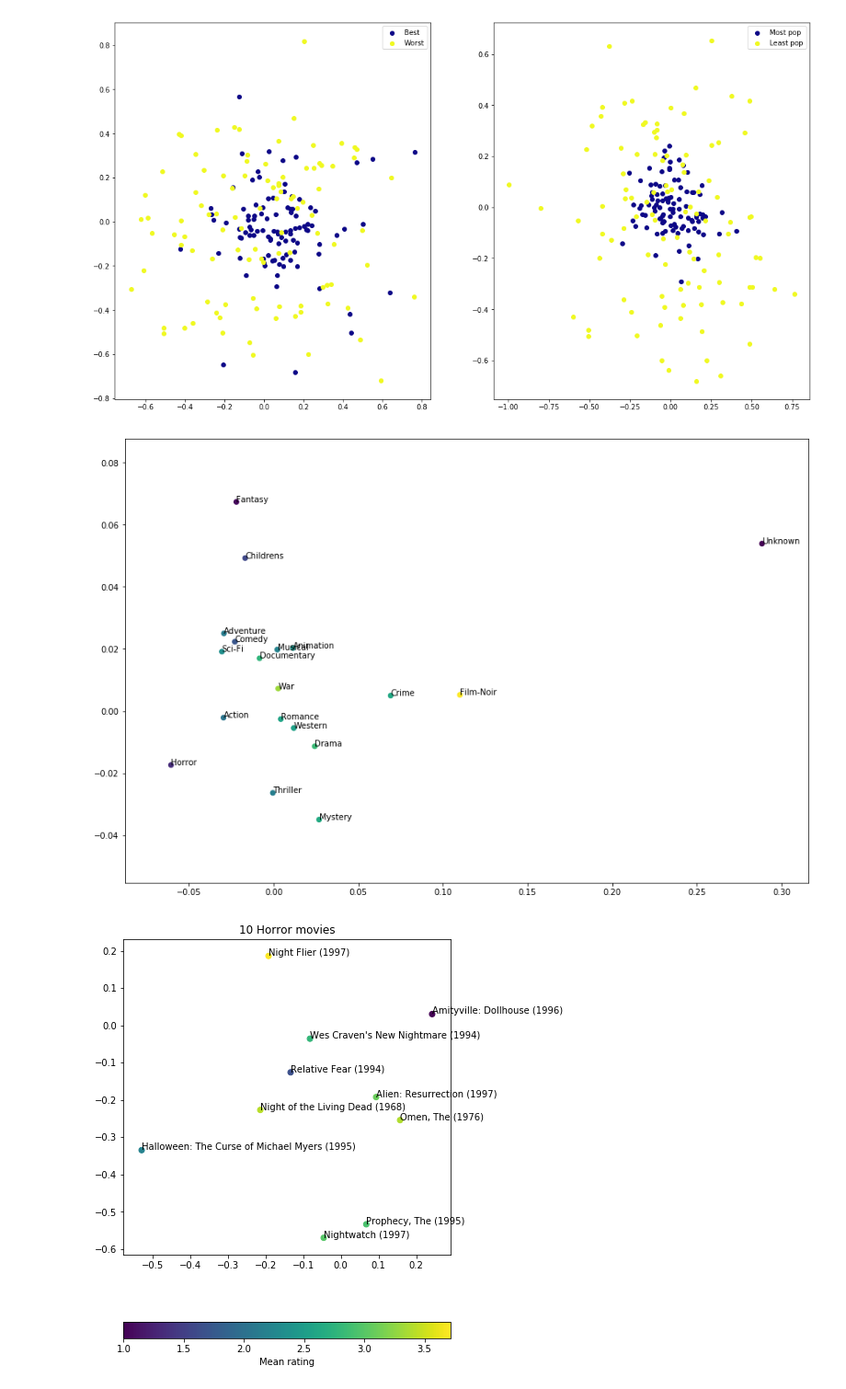
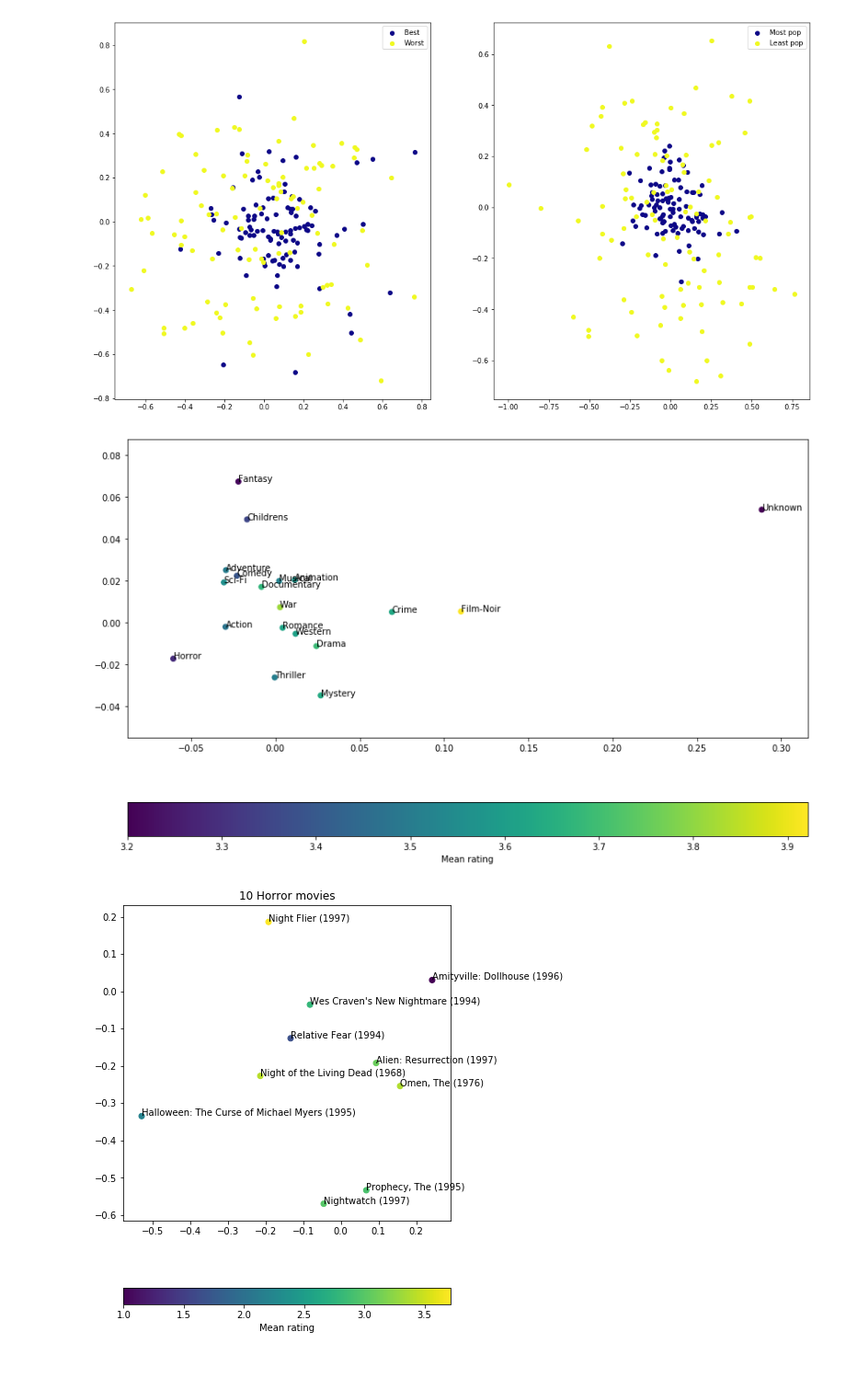
Before and after one commit to akshayyeluri/MovieLensViz, a Jupyter notebook: 5b.ipynb, the cells around one changed output. Shown: that part at 92% size. Drawn from its saved outputs; the diff is of its cells as text; code cells hidden in the pictures; blank space fills up the shorter version.

```diff
--- a/5b.ipynb
+++ b/5b.ipynb
@@ -144,17 +144,19 @@ h.plot_w_ids(ids2, movie_df, V_p, labels=["Most pop", "Least pop"], annotate=Fal
 # %%
 genres, ratings = h.get_genre_mean_ratings(data_df, movie_df)
 ratings_dict = {g:r for g,r in zip(genres, ratings)}
 
 genres, reps = h.get_genre_reps(V_p, movie_df)
 repres = np.array(reps)
 colors = np.array([ratings_dict[g] for g in genres])
-colors /= colors.sum()
-plt.scatter(repres[:, 0], repres[:, 1], c=colors)
+sc = plt.scatter(repres[:, 0], repres[:, 1], c=colors)
 for g, r in zip(genres, repres):
     plt.annotate(g, r[:2])
-plt.gcf().set_size_inches(15, 10)
+clb = plt.colorbar(sc, orientation='horizontal')
+clb.set_clim(colors.min(), colors.max())
+clb.set_label('Mean rating')
+plt.gcf().set_size_inches(14, 9)
 # %% [output]
-[figure, old version]
+[figure, new version]
 # %%
 plt.gcf().set_size_inches(14, 9)
 h.six_plots(V_p, data_df, movie_df, which = 4);
```
Also changed, not shown: 1 other file.
